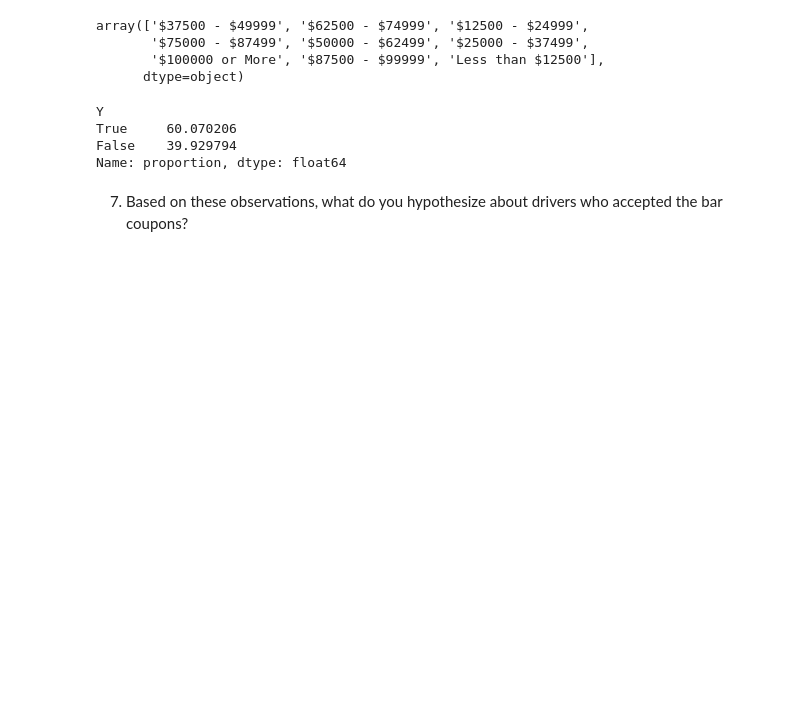
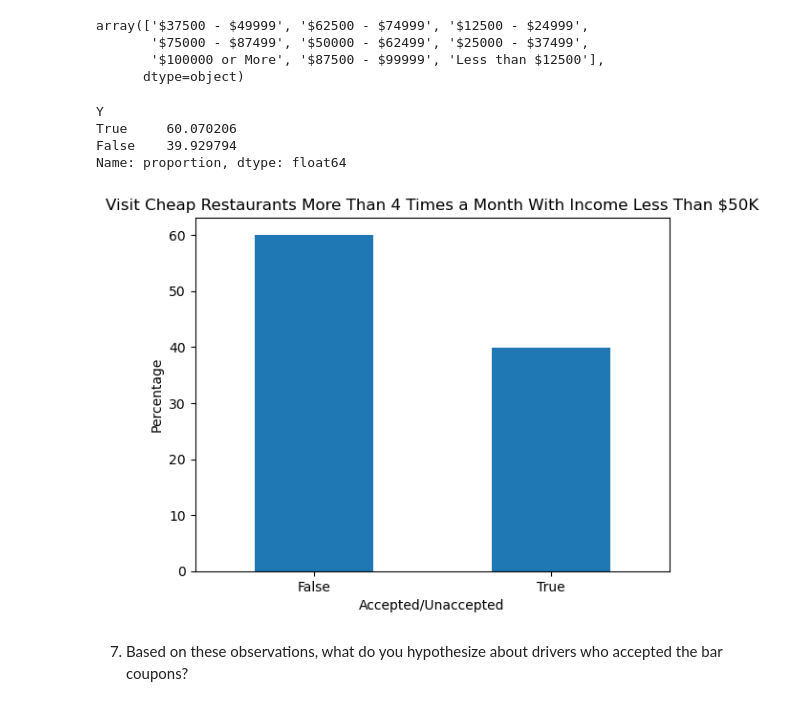
Before and after one commit to madarahr/CouponsAcceptance, a Jupyter notebook: prompt.ipynb, the cells around one changed output. Drawn from its saved outputs; the diff is of its cells as text; code cells hidden in the pictures; blank space fills up the shorter version.

```diff
--- a/prompt.ipynb
+++ b/prompt.ipynb
@@ -387,15 +448,27 @@ array(['$37500 - $49999', '$62500 - $74999', '$12500 - $24999',
 # %%
 #Percentage of drivers who accepted coupons that go to cheap restaurants more than 4 times a month and income is less than 50K
 more_than_4 = ['gt8', '4~8']
 incomeLess50 = ['$37500 - $49999', '$25000 - $37499', '$12500 - $24999', 'Less than $12500']
 conditionThree = data.loc[(data['RestaurantLessThan20'].isin(more_than_4)) & (data['income'].isin(incomeLess50))]
 condition3 = conditionThree['Y'].isin([1]).value_counts(normalize=True) * 100
+
+# Create bar plot
+condition3.plot(kind='bar', title='Visit Cheap Restaurants More Than 4 Times a Month With Income Less Than $50K')
+
+plt.xlabel('Accepted/Unaccepted')
+plt.ylabel('Percentage')
+plt.xticks(ticks=[0, 1], labels=['False', 'True'], rotation=0) # Ensure correct labels
+
+#save image
+plt.savefig('images/condition3')
+
 print(condition3)
 # %% [output]
 Y
 True     60.070206
 False    39.929794
 Name: proportion, dtype: float64
+[figure, added]
 # %% [markdown]
 7.  Based on these observations, what do you hypothesize about drivers who accepted the bar coupons?
 # %%
```
Also changed, not shown: parts of 8 cells of this notebook, 8 other files.
